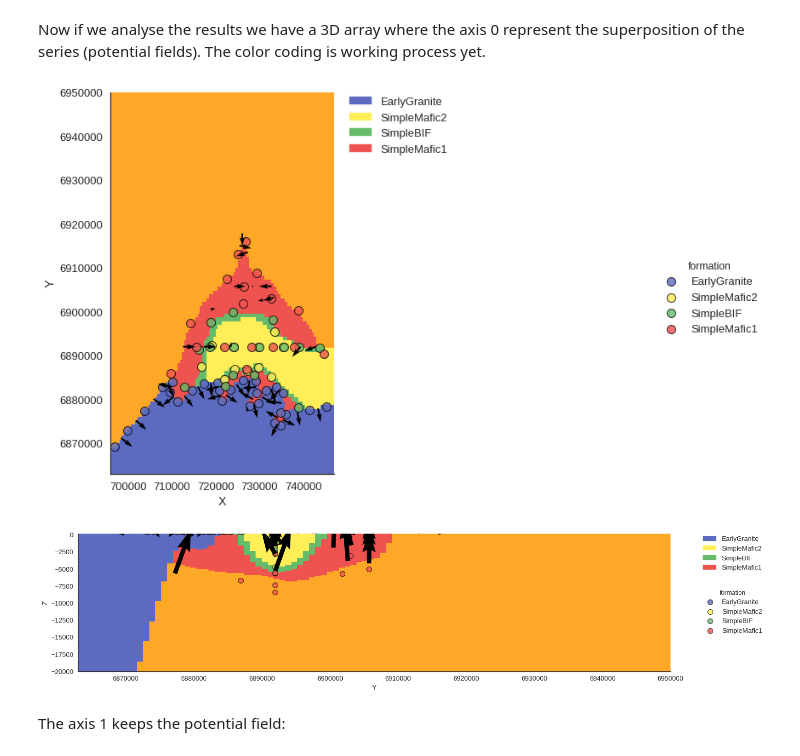
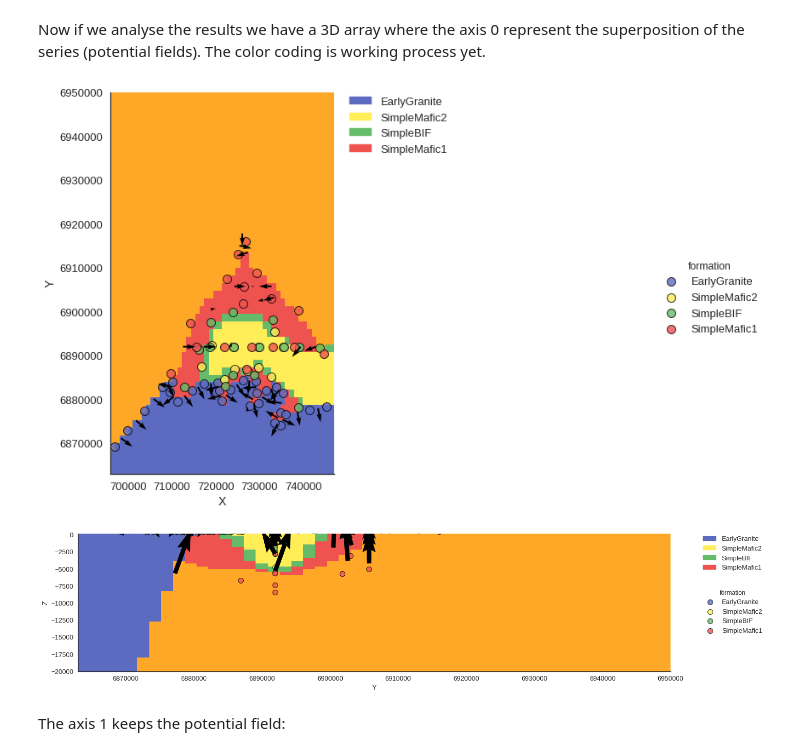
Before and after one commit to gempy-project/gempy, a Jupyter notebook: Tutorial/ch2.ipynb, the cells around one changed output. Saved outputs shown, nothing was run; the diff lists cells and outputs as text; code cells hidden in the pictures.

```diff
--- a/Tutorial/ch2.ipynb
+++ b/Tutorial/ch2.ipynb
@@ -26,7 +26,7 @@ In this case instead loading a geo_data object directly, we will create one. The
 Additionaly we can pass the address to csv files (GeoModeller3D format) with the data.
 # %%
 # Importing the data from csv files and settign extent and resolution
-geo_data = gp.create_data([696000,747000,6863000,6950000,-20000, 200],[100, 100, 100],
+geo_data = gp.create_data([696000,747000,6863000,6950000,-20000, 200],[50, 50, 50],
                          path_f = os.pardir+"/input_data/a_Foliations.csv",
                          path_i = os.pardir+"/input_data/a_Points.csv")
 # %%
@@ -66,6 +66,8 @@ gp.set_series(geo_data, {"EarlyGranite_Series": 'EarlyGranite',
                               "SimpleMafic_Series":'SimpleMafic1'},
                       order_series = ["EarlyGranite_Series",
                                       "BIF_Series",
-                                      "SimpleMafic_Series"], verbose=1)
+                                      "SimpleMafic_Series"],
+                      order_formations= ['EarlyGranite', 'SimpleMafic2', 'SimpleBIF', 'SimpleMafic1'],
+              verbose=1)
 # %% [output]
 <gempy.strat_pile.StratigraphicPile at 0x...>
@@ -113,4 +107,4 @@ gp.plot_section(geo_data, lith_block[2,0], -2, plot_data=True, direction='z')
 fig = plt.gcf()
 fig.set_size_inches(18.5, 10.5)
 # %% [output]
-[figure, old version]
+[figure, new version]
@@ -120,10 +111,10 @@ gp.plot_data(interp_data.geo_data_res)
 # %%
 %matplotlib inline
-gp.plot_section(geo_data, lith_block[2,0],55, plot_data=True, direction='x')
+gp.plot_section(geo_data, lith_block[2,0],25, plot_data=True, direction='x')
 fig = plt.gcf()
 fig.set_size_inches(18.5, 10.5)
 # %% [output]
-[figure, old version]
+[figure, new version]
 # %% [markdown]
 The axis 1 keeps the potential field:
 # %%
```
Also changed, not shown: parts of 6 cells of this notebook, 2 other files.
